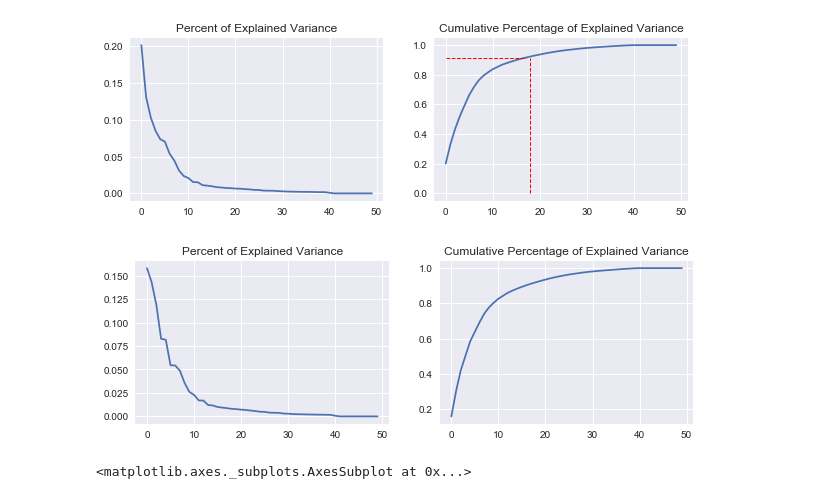
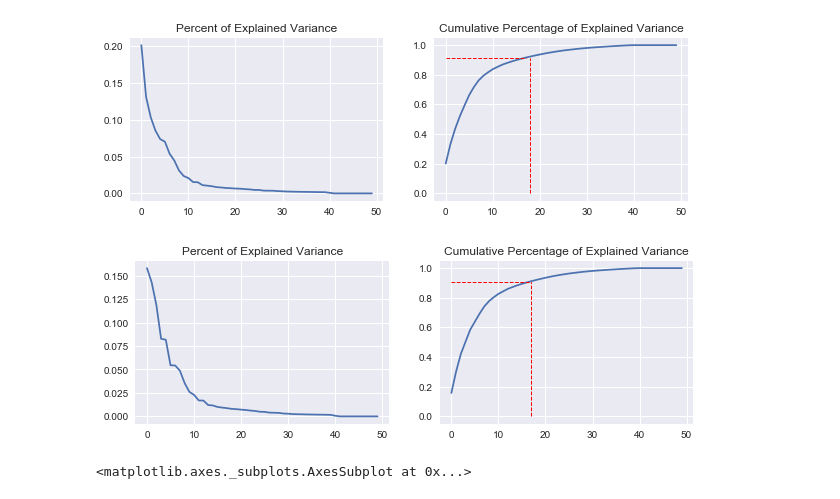
Before and after one commit to lingblahblah/Big-Data-in-Finance, a Jupyter notebook: Data Analysis.ipynb, the cells around one changed output. Cells and saved outputs as stored; diff of their text form; code cells hidden in the pictures.

```diff
--- a/Data Analysis.ipynb
+++ b/Data Analysis.ipynb
@@ -265,26 +263,26 @@ plt.show()
 # %%
 '''PCA with Balanced Data: SMOTE'''
 X_train_pca = pca.fit_transform(X_train_smote)
 fig, (ax11, ax12) = plt.subplots(1, 2, figsize=(10,3))
 ax11.plot(pca.explained_variance_ratio_)
 ax11.title.set_text('Percent of Explained Variance')
 cum_explained_var_ratio = []
 for i in range(len(pca.explained_variance_ratio_)):
     if i == 0:
         cum_explained_var_ratio.append(pca.explained_variance_ratio_[i])
     else:
         cum_explained_var_ratio.append(cum_explained_var_ratio[i-1] + pca.explained_variance_ratio_[i])
 ax12.plot(cum_explained_var_ratio)
-#ax12.plot((17,17),(0,cum_explained_var_ratio[16]),'r--', linewidth=1.0)
-#ax12.plot((0,17),(cum_explained_var_ratio[16],cum_explained_var_ratio[16]),'r--', linewidth=1.0)
+ax12.plot((17,17),(0,cum_explained_var_ratio[16]),'r--', linewidth=1.0)
+ax12.plot((0,17),(cum_explained_var_ratio[16],cum_explained_var_ratio[16]),'r--', linewidth=1.0)
 
 ax12.title.set_text('Cumulative Percentage of Explained Variance')
 plt.show()
 # 17 -> 90%
 # 24 -> 95%
 # 36 -> 99%
 # %% [output]
-[figure, old version]
+[figure, new version]
 # %%
 %matplotlib inline
 
```
Also changed, not shown: parts of 3 cells of this notebook.
